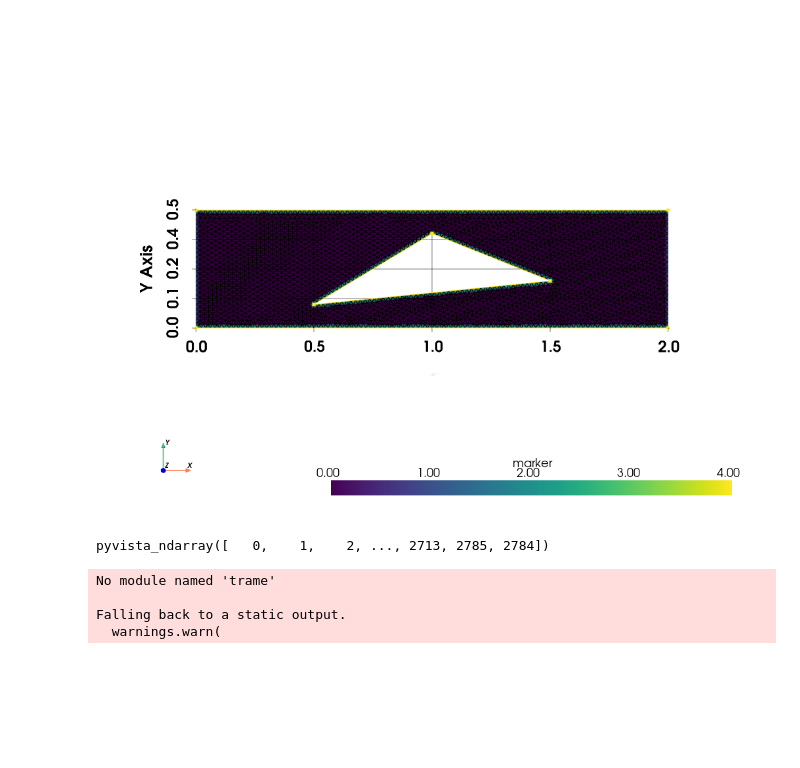
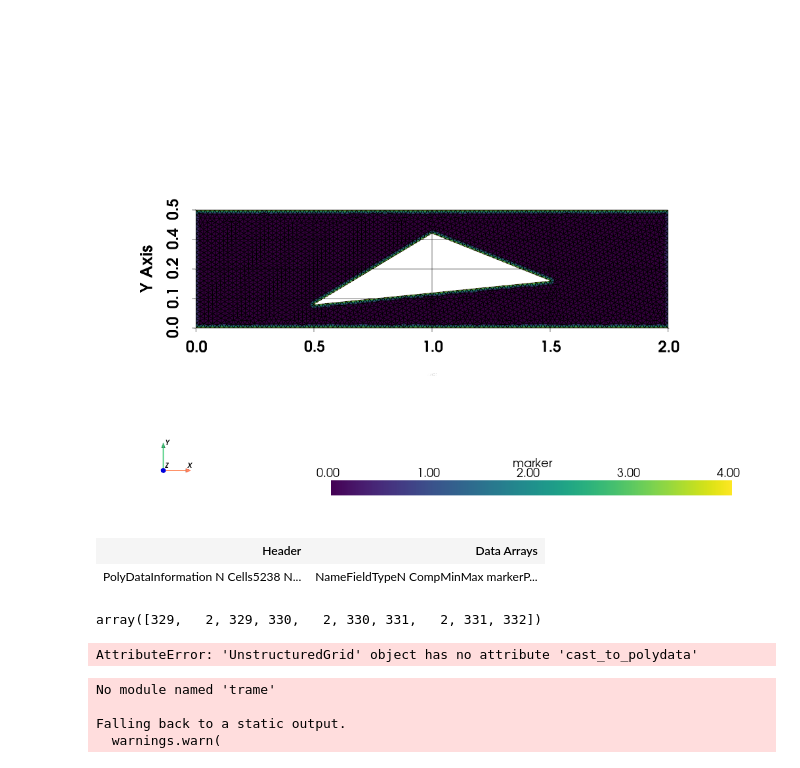
Before and after one commit to peteole/modulus_stokes_demo, a Jupyter notebook: generate_inference_examples/wind_channel.ipynb, the cells around one changed output. Drawn from its saved outputs; the diff is of its cells as text; code cells hidden in the pictures; blank space fills up the shorter version.

```diff
--- a/generate_inference_examples/wind_channel.ipynb
+++ b/generate_inference_examples/wind_channel.ipynb
@@ -59,7 +59,7 @@ gmsh.model.geo.synchronize()
 gmsh.model.mesh.generate(2)
 
 # Save the mesh to a binary file
-gmsh.write("wind_channel.vtk")
+gmsh.write("wind_channel.stl")
 
 # Finalize Gmsh
 gmsh.finalize()
@@ -67,7 +67,7 @@ gmsh.finalize()
 import pyvista as pv
 import numpy as np
 
-grid=pv.read("wind_channel.vtk")
+grid=pv.read("wind_channel.stl")
 points = grid.points
 num_points = grid.number_of_points
 
@@ -106,7 +106,7 @@ for target in ["p","u","v"]:
 
 
 
-grid.save("wind_channel.vtk")
+grid.save("wind_channel.vtp")
 # %% [output]
 Info    : Meshing 1D...
 Info    : [  0%] Meshing curve 1 (Line)
@@ -132,9 +132,19 @@ Falling back to a static output.
   warnings.warn(
 [figure]
 # %%
-grid.surface_indices()
+grid
 # %% [output]
-pyvista_ndarray([   0,    1,    2, ..., 2713, 2785, 2784])
+| Header | Data Arrays |
+| PolyDataInformation N Cells5238 N... | NameFieldTypeN CompMinMax markerP... |
+# %%
+grid.cells[1000:1010]
+# %% [output]
+array([329,   2, 329, 330,   2, 330, 331,   2, 331, 332])
+# %%
+p=grid.cast_to_polydata(deep=True)
+p.save("wind_channel.vtp")
+# %% [output]
+AttributeError: 'UnstructuredGrid' object has no attribute 'cast_to_polydata'
 # %%
 poly_grid = pv.PolyData(grid.points)
 poly_grid.lines = grid.cells
```
Also changed, not shown: parts of 3 cells of this notebook, 5 other files.
